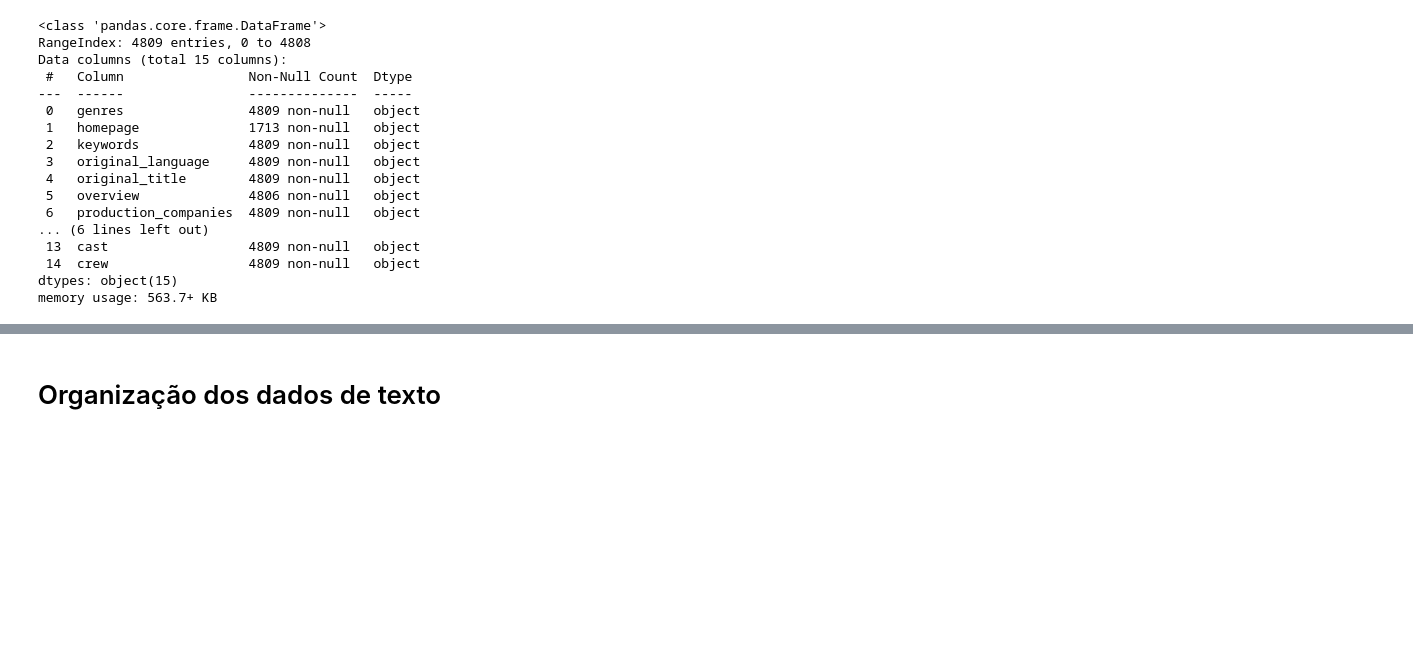
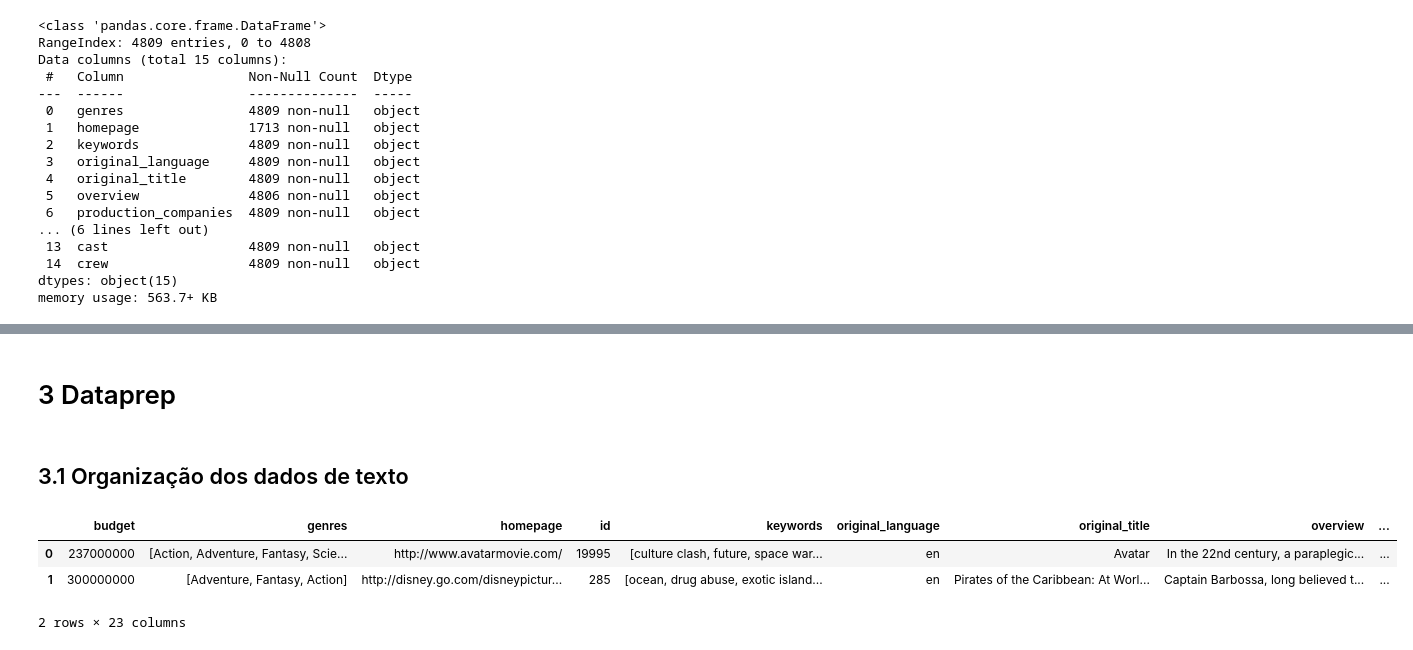
Before and after one commit to GuMauriz/projeto_recomendacao_filme, a Jupyter notebook: main.ipynb, the cells around one changed output, grey strips where cells are left out. Drawn from its saved outputs; the diff is of its cells as text; code cells hidden in the pictures; blank space fills up the shorter version.

```diff
--- a/main.ipynb
+++ b/main.ipynb
@@ -93 +93,3 @@ df_geral.to_csv('dados/dataset_geral.csv', index=False)
+# %%
+df_geral = pd.read_csv('dados/dataset_geral.csv')
 # %% [markdown]
@@ -209,2 +312,27 @@ memory usage: 563.7+ KB
 # %% [markdown]
-# Organização dos dados de texto
+# 3 Dataprep
+# %% [markdown]
+## 3.1 Organização dos dados de texto
+# %%
+def clean_column_all(obj):
+    """Extract 'name' values from JSON string format"""
+    try:
+        data = ast.literal_eval(obj)
+        if isinstance(data, list):
+            return [item['name'] for item in data if isinstance(item, dict) and 'name' in item]
+        return []
+    except:
+        return []
+# %%
+columns_to_clean = ['genres', 'production_companies', 'production_countries', 'spoken_languages', 'cast', 'crew', 'keywords']
+df_geral_new = df_geral.copy()
+
+for col in columns_to_clean:
+        df_geral_new[col] = df_geral[col].apply(clean_column_all)
+
+df_geral_new.head(2)
+# %% [output]
+|  | budget | genres | homepage | id | keywords | original_language | original_title | overview | ... |
+| 0 | 237000000 | [Action, Adventure, Fantasy, Scie... | http://www.avatarmovie.com/ | 19995 | [culture clash, future, space war... | en | Avatar | In the 22nd century, a paraplegic... | ... |
+| 1 | 300000000 | [Adventure, Fantasy, Action] | http://disney.go.com/disneypictur... | 285 | [ocean, drug abuse, exotic island... | en | Pirates of the Caribbean: At Worl... | Captain Barbossa, long believed t... | ... |
+2 rows × 23 columns
```
Also changed, not shown: parts of 25 cells of this notebook.
